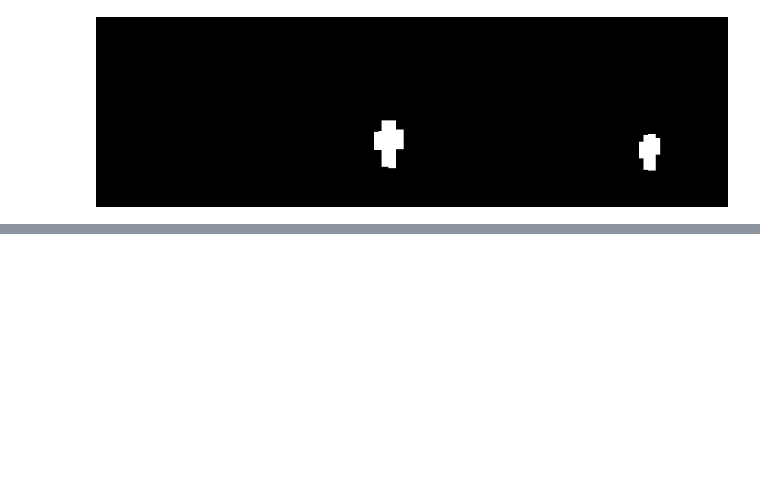
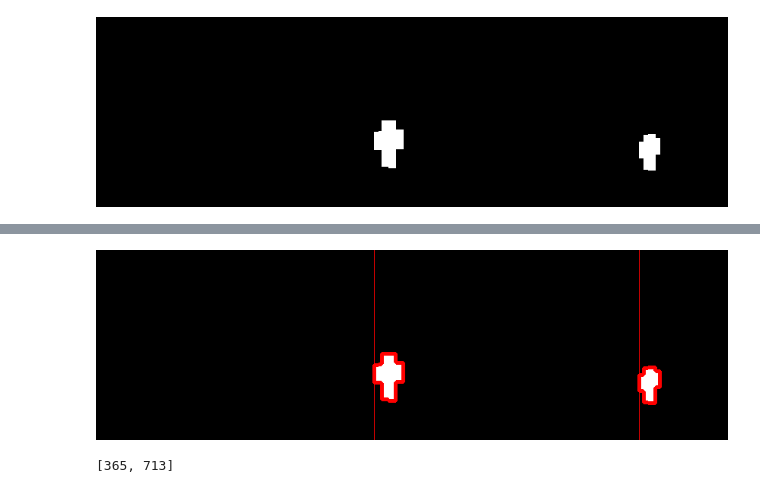
Before and after one commit to TheoLvs/reinforcement-learning, a Jupyter notebook: 4. Chrome Dino/20180102 - Chrome Dino development.ipynb, the cells around one changed output, grey strips where cells are left out. Drawn from its saved outputs; the diff is of its cells as text; code cells hidden in the pictures; blank space fills up the shorter version.

```diff
--- a/4. Chrome Dino/20180102 - Chrome Dino environment development.ipynb
+++ b/4. Chrome Dino/20180102 - Chrome Dino development.ipynb
@@ -170,0 +214,24 @@ Image.fromarray(img_dilated)
+# %%
+def process_input(img):
+    img_array = np.array(img)
+    img_edges = cv2.Canny(img_array,100,200)
+    img_mask = select_part_from_mask(img_edges)
+    img_eroded = cv2.erode(img_mask,np.ones((4,1),np.uint8))
+    img_dilated = cv2.dilate(img_eroded,np.ones((10,10),np.uint8))
+    img_contours,contours,_ = cv2.findContours(img_dilated.copy(), cv2.RETR_EXTERNAL,cv2.CHAIN_APPROX_SIMPLE)
+    img_contours = cv2.cvtColor(img_contours,cv2.COLOR_GRAY2BGR)
+    cv2.drawContours(img_contours, contours, -1, (255,0,0), 3)
+    img_lines = img_contours.copy()
+    xs = list(sorted([y.min(axis = 0)[0][0] for y in contours]))
+    for x in xs:
+        cv2.line(img_lines,(x,0),(x,img_lines.shape[0]),(255,0,0),1)
+    return img_lines,xs
+# %%
+img_lines,xs = process_input(img)
+Image.fromarray(img_lines)
+# %% [output]
+[figure, added]
+# %%
+xs
+# %% [output]
+[365, 713]
```
Also changed, not shown: parts of 20 cells of this notebook, 1 other file.
